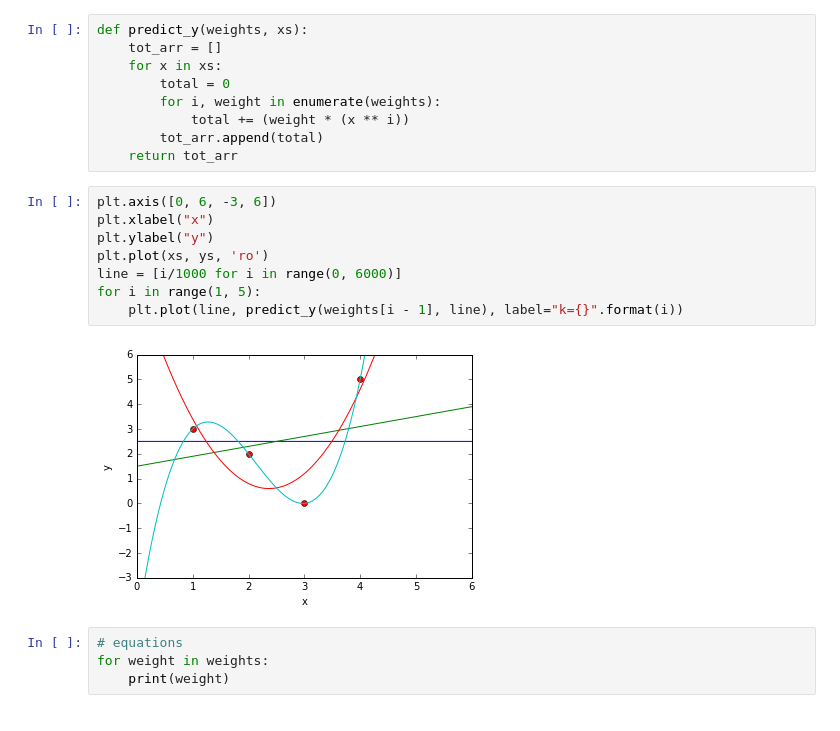
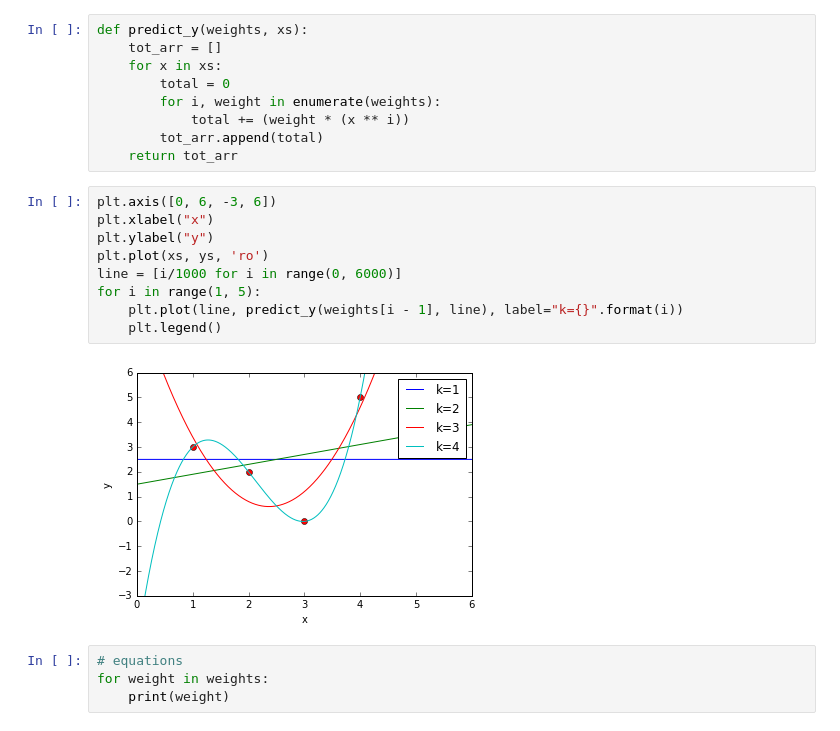
Before and after one commit to Faiz-zz-zz/sl, a Jupyter notebook: 1.1.ipynb, the cells around one changed output. Cells and saved outputs as stored; diff of their text form.

```diff
--- a/1.1.ipynb
+++ b/1.1.ipynb
@@ -39,13 +39,14 @@ def predict_y(weights, xs):
 # %%
 plt.axis([0, 6, -3, 6])
 plt.xlabel("x")
 plt.ylabel("y")
 plt.plot(xs, ys, 'ro')
 line = [i/1000 for i in range(0, 6000)]
 for i in range(1, 5):
     plt.plot(line, predict_y(weights[i - 1], line), label="k={}".format(i))
+    plt.legend()
 # %% [output]
-[figure, old version]
+[figure, new version]
 # %%
 # equations
 for weight in weights:
```
Also changed, not shown: parts of 2 cells of this notebook, 12 other files.
